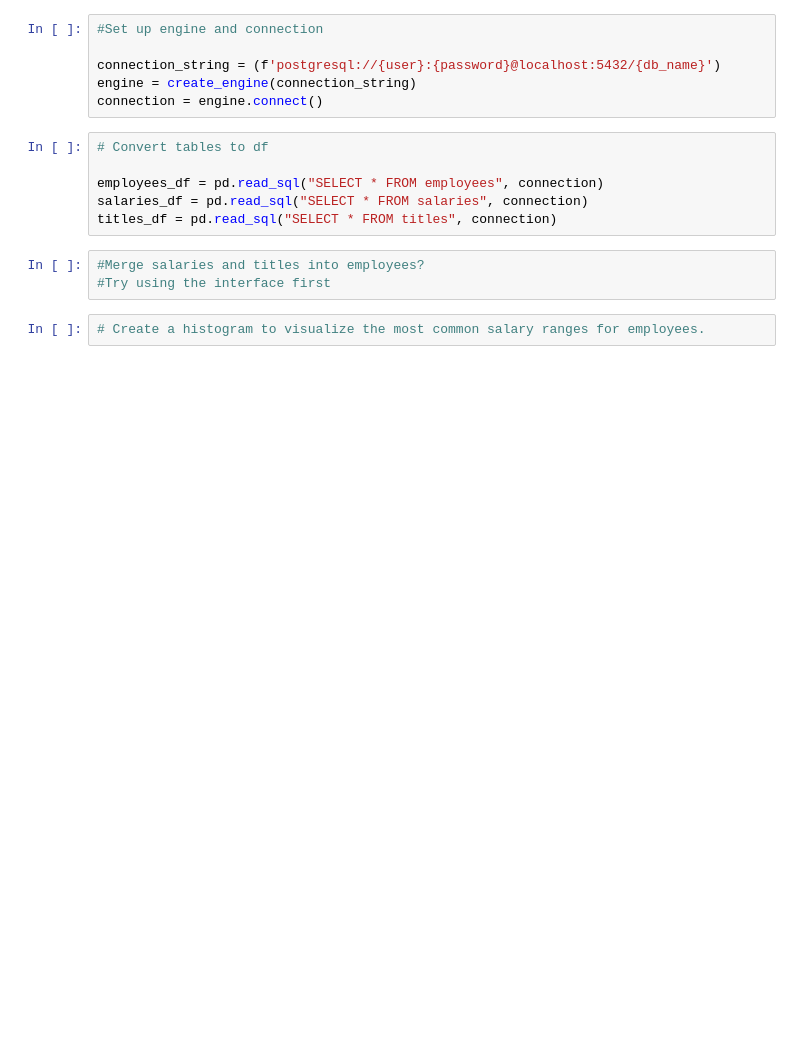
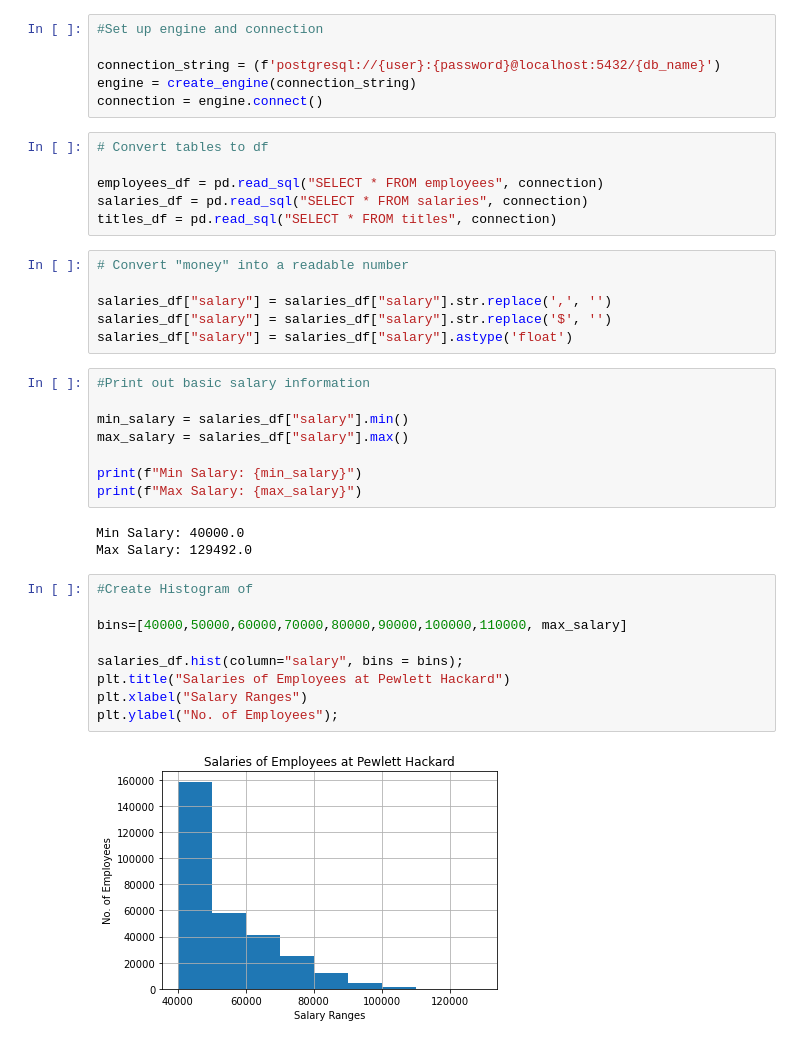
Before and after one commit to emeralddawns/SQL-Queries-Examples, a Jupyter notebook: EmployeeSQL/Bonus.ipynb, the cells around one changed output. Drawn from its saved outputs; the diff is of its cells as text; blank space fills up the shorter version.

```diff
--- a/EmployeeSQL/Bonus.ipynb
+++ b/EmployeeSQL/Bonus.ipynb
@@ -17,8 +19,31 @@ connection = engine.connect()
 employees_df = pd.read_sql("SELECT * FROM employees", connection)
 salaries_df = pd.read_sql("SELECT * FROM salaries", connection)
 titles_df = pd.read_sql("SELECT * FROM titles", connection)
-# %%
-#Merge salaries and titles into employees?
-#Try using the interface first
-# %%
-# Create a histogram to visualize the most common salary ranges for employees.
+# %%
+# Convert "money" into a readable number
+
+salaries_df["salary"] = salaries_df["salary"].str.replace(',', '')
+salaries_df["salary"] = salaries_df["salary"].str.replace('$', '')
+salaries_df["salary"] = salaries_df["salary"].astype('float')
+# %%
+#Print out basic salary information
+
+min_salary = salaries_df["salary"].min()
+max_salary = salaries_df["salary"].max()
+
+print(f"Min Salary: {min_salary}")
+print(f"Max Salary: {max_salary}")
+# %% [output]
+Min Salary: 40000.0
+Max Salary: 129492.0
+# %%
+#Create Histogram of
+
+bins=[40000,50000,60000,70000,80000,90000,100000,110000, max_salary]
+
+salaries_df.hist(column="salary", bins = bins);
+plt.title("Salaries of Employees at Pewlett Hackard")
+plt.xlabel("Salary Ranges")
+plt.ylabel("No. of Employees");
+# %% [output]
+[figure, added]
```
Also changed, not shown: parts of 9 cells of this notebook, 1 other file.
